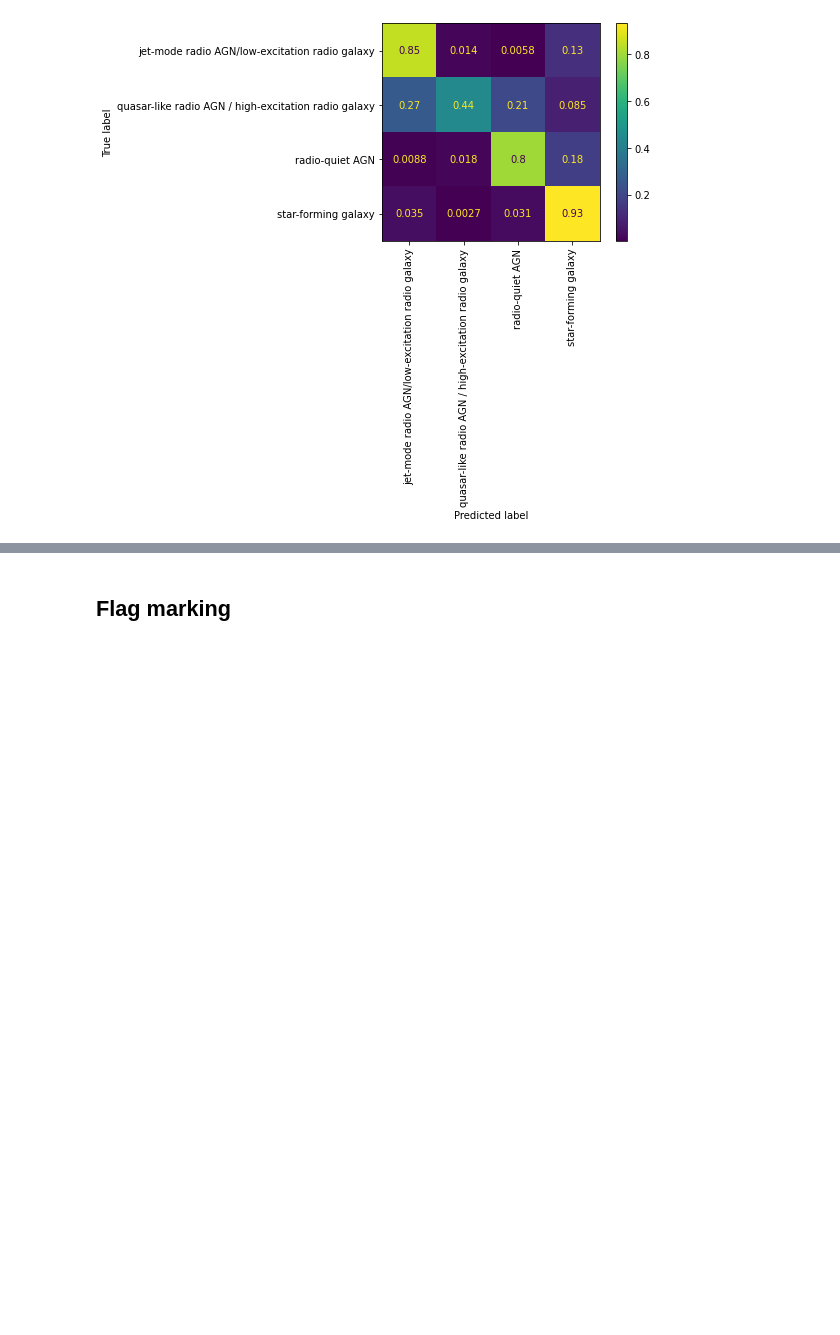
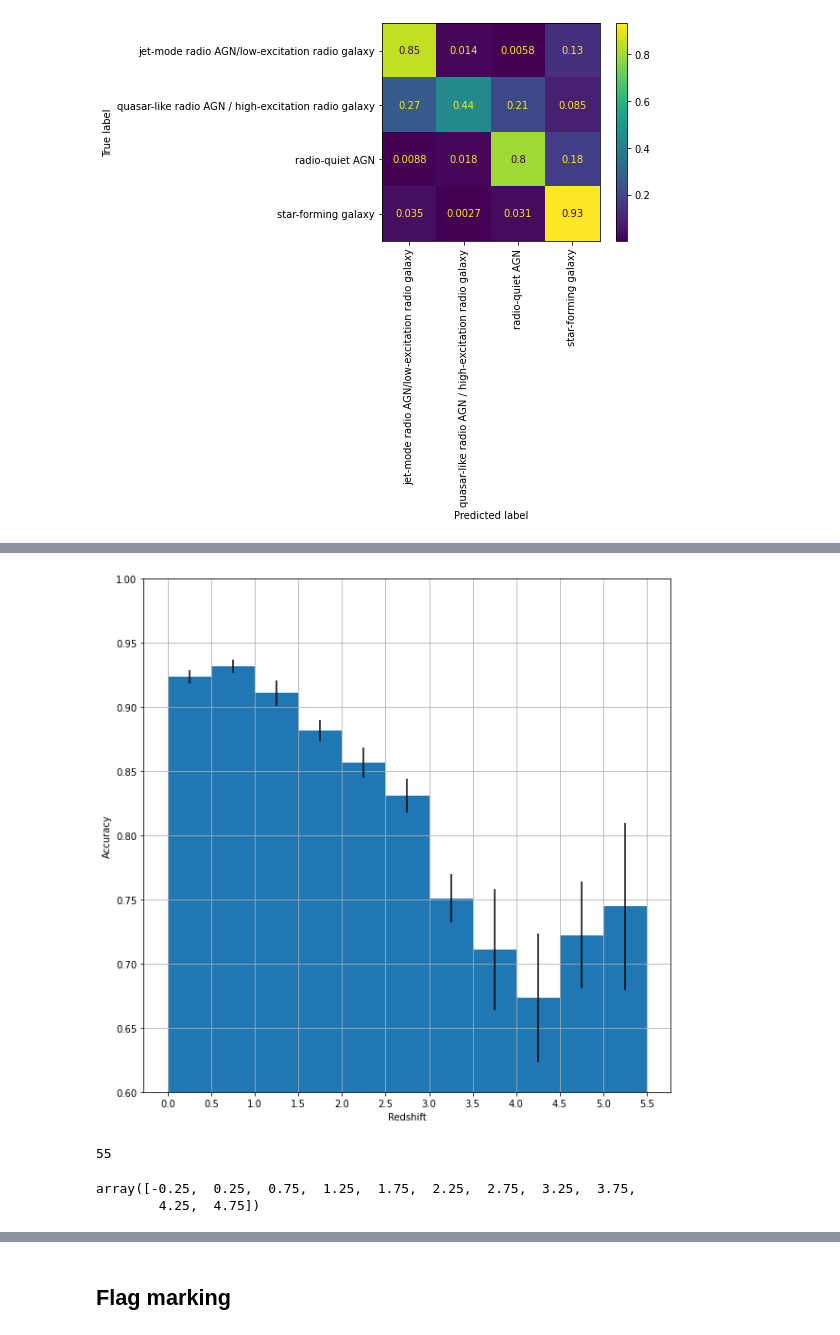
Before and after one commit to jespertjee/LOFAR_ML, a Jupyter notebook: Supervised/Fangyou/Preprocessed_data/Classification_Combined.ipynb, the cells around one changed output, grey strips where cells are left out. Cells and saved outputs as stored; diff of their text form; code cells hidden in the pictures; blank space fills up the shorter version.

```diff
--- a/Supervised/Fangyou/Preprocessed_data/Classification_Combined.ipynb
+++ b/Supervised/Fangyou/Preprocessed_data/Classification_Combined.ipynb
@@ -386,0 +410,11 @@ plt.plot()
+# %%
+accuracy_for_z_inbetween = []
+accuracy_for_z_inbetween_std = []
+z_range = [0,0.5,1,1.5,2,2.5,3,3.5,4,4.5,5]
+for z in z_range:
+    print(f"Working on redshift range {z}-{z+0.5}")
+    filt = ((redshifts>z) & (redshifts<(z+0.5)))
+    cv_score = cross_val_score(cross_val_model, X_train[filt], y_train[filt], cv=8, n_jobs=-1, scoring="accuracy")
+
+    accuracy_for_z_inbetween.append(np.mean(cv_score))
+    accuracy_for_z_inbetween_std.append(np.std(cv_score))
@@ -386,0 +451,23 @@ plt.plot()
+# %%
+fig, ax = plt.subplots(figsize=(10,10))
+ax.bar(z_range, accuracy_for_z_inbetween, yerr=accuracy_for_z_inbetween_std, width=0.5)
+ax.set_ylim(0.6,1)
+
+
+ax.set_xticks(np.arange(-0.25,5.5,0.5))
+ax.set_xticklabels(np.arange(0, 6, 0.5))
+ax.grid()
+ax.set_xlabel("Redshift")
+ax.set_ylabel("Accuracy")
+plt.show()
+# %% [output]
+[figure, added]
+# %%
+len(X['Z_BEST'][X['Z_BEST']>6])
+# %% [output]
+55
+# %%
+np.array(z_range)-0.25
+# %% [output]
+array([-0.25,  0.25,  0.75,  1.25,  1.75,  2.25,  2.75,  3.25,  3.75,
+        4.25,  4.75])
```
Also changed, not shown: parts of 17 cells of this notebook, 2 other files.
